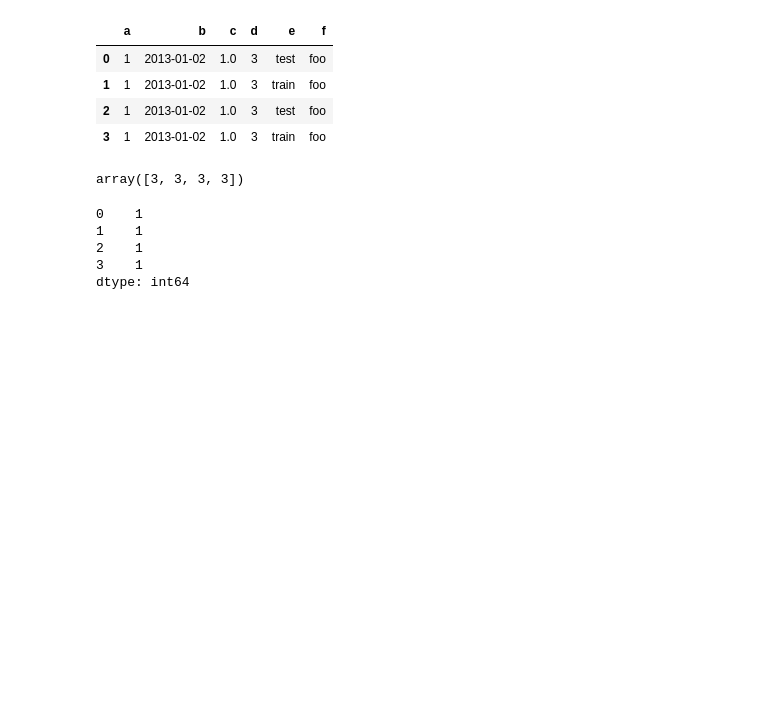
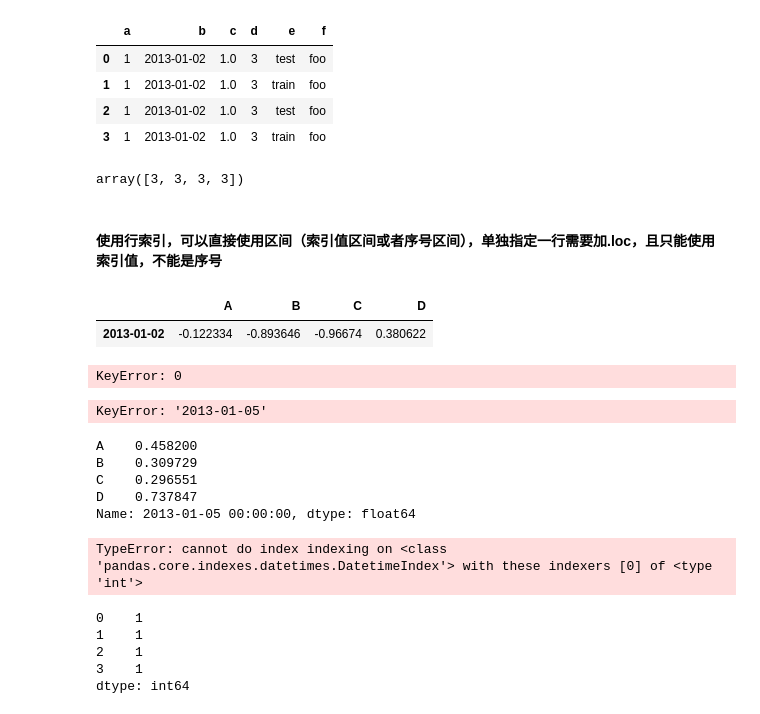
Before and after one commit to FrankProL/aPython, a Jupyter notebook: Pandas_10_minutes.ipynb, the cells around one changed output. Saved outputs shown, nothing was run; the diff lists cells and outputs as text; code cells hidden in the pictures; blank space fills up the shorter version.

```diff
--- a/Pandas_10_minutes.ipynb
+++ b/Pandas_10_minutes.ipynb
@@ -83,6 +83,33 @@ df2
 np.array([3]*4)
 # %% [output]
 array([3, 3, 3, 3])
+# %% [markdown]
+#### 使用行索引，可以直接使用区间（索引值区间或者序号区间），单独指定一行需要加.loc，且只能使用索引值，不能是序号
+# %%
+df[0:1]
+# %% [output]
+|  | A | B | C | D |
+| 2013-01-02 | -0.122334 | -0.893646 | -0.96674 | 0.380622 |
+# %%
+df[0]
+# %% [output]
+KeyError: 0
+# %%
+df['2013-01-05']
+# %% [output]
+KeyError: '2013-01-05'
+# %%
+df.loc['2013-01-05']
+# %% [output]
+A    0.458200
+B    0.309729
+C    0.296551
+D    0.737847
+Name: 2013-01-05 00:00:00, dtype: float64
+# %%
+df.loc[0]
+# %% [output]
+TypeError: cannot do index indexing on <class 'pandas.core.indexes.datetimes.DatetimeIndex'> with these indexers [0] of <type 'int'>
 # %%
 pd.Series(1,index=list(range(4)))
 # %% [output]
```
Also changed, not shown: parts of 43 cells of this notebook, 7 other files.
